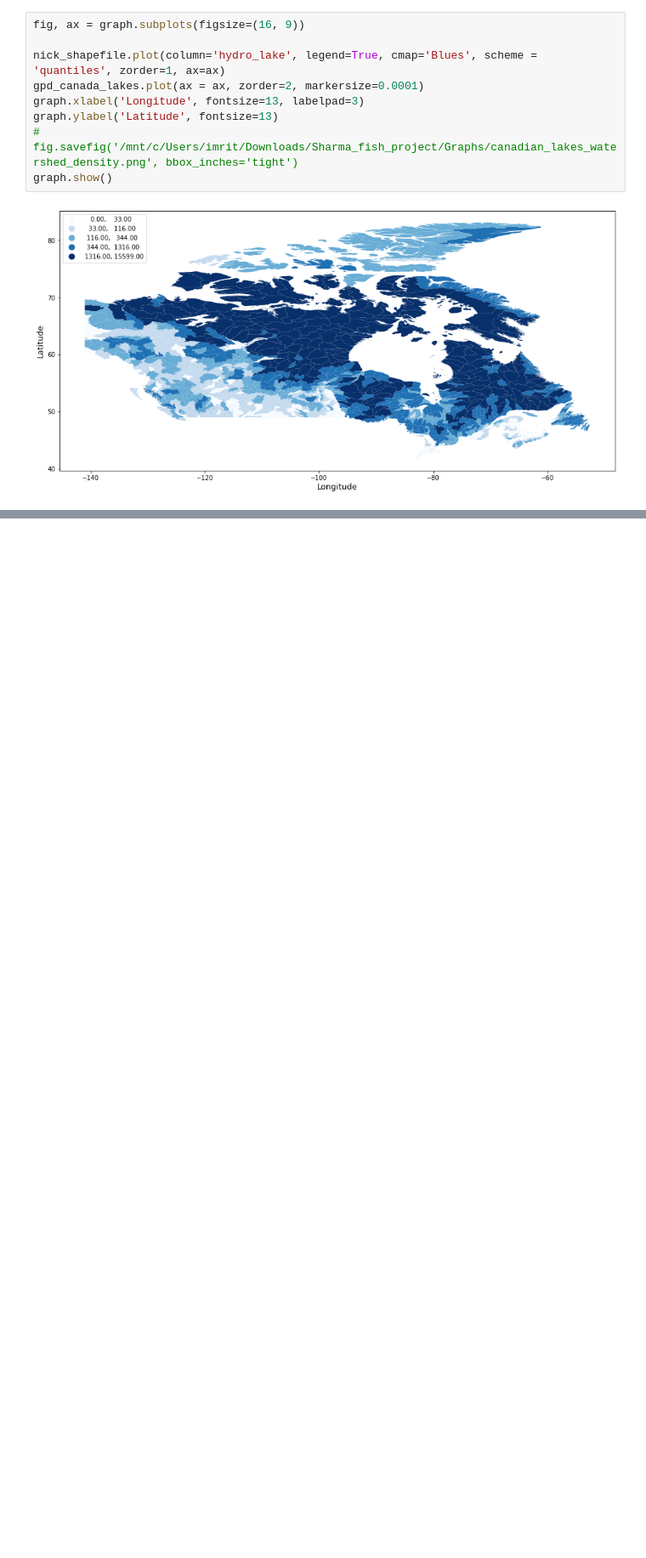
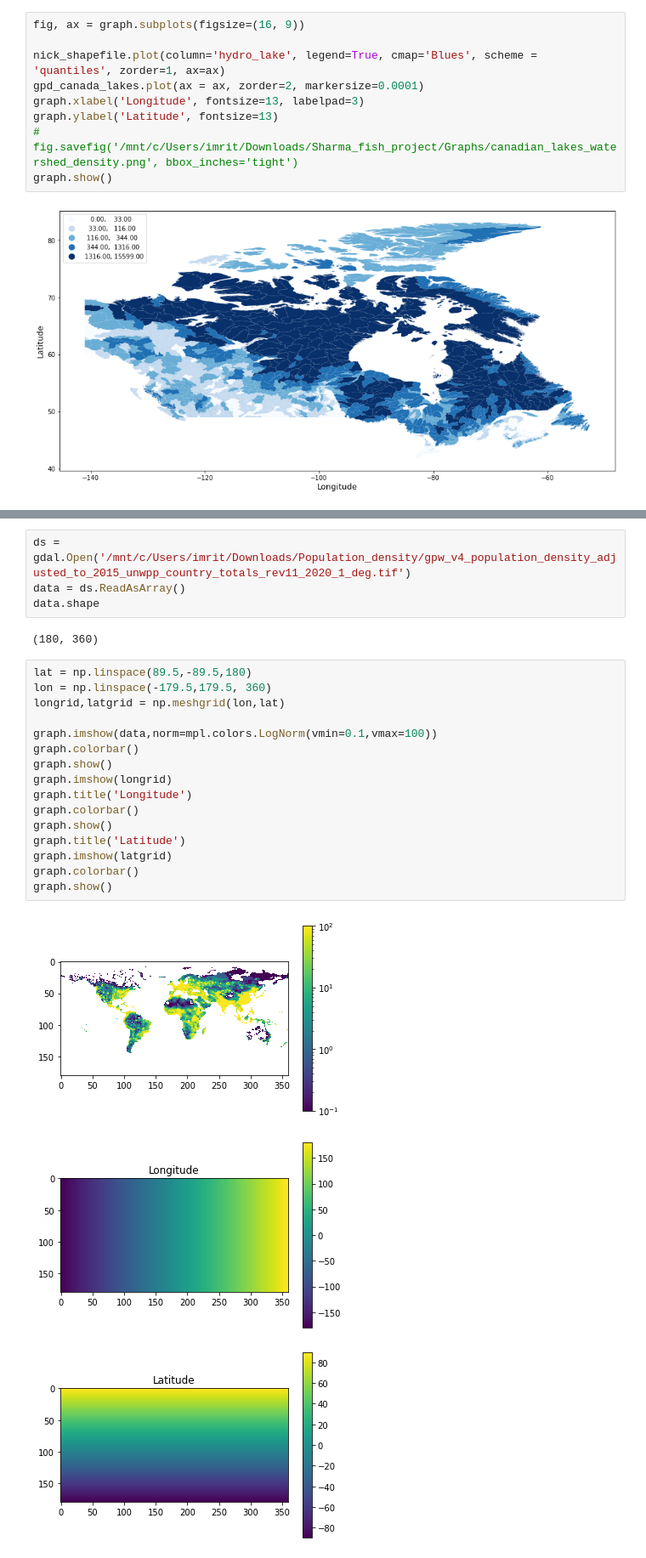
Before and after one commit to arshadimrit/Fish_community, a Jupyter notebook: Fish_graphs.ipynb, the cells around one changed output, grey strips where cells are left out. Shown at 85% size. Saved outputs shown, nothing was run; the diff lists cells and outputs as text; blank space fills up the shorter version.

Commit message:
Add clean notebook for population density

```diff
--- a/Fish_graphs.ipynb
+++ b/Fish_graphs.ipynb
@@ -368,0 +373,26 @@ graph.show()
+# %%
+ds = gdal.Open('/mnt/c/Users/imrit/Downloads/Population_density/gpw_v4_population_density_adjusted_to_2015_unwpp_country_totals_rev11_2020_1_deg.tif')
+data = ds.ReadAsArray()
+data.shape
+# %% [output]
+(180, 360)
+# %%
+lat = np.linspace(89.5,-89.5,180)
+lon = np.linspace(-179.5,179.5, 360)
+longrid,latgrid = np.meshgrid(lon,lat)
+
+graph.imshow(data,norm=mpl.colors.LogNorm(vmin=0.1,vmax=100))
+graph.colorbar()
+graph.show()
+graph.imshow(longrid)
+graph.title('Longitude')
+graph.colorbar()
+graph.show()
+graph.title('Latitude')
+graph.imshow(latgrid)
+graph.colorbar()
+graph.show()
+# %% [output]
+[figure, added]
+[figure, added]
+[figure, added]
```
Also changed, not shown: parts of 13 cells of this notebook, 1 other file.
